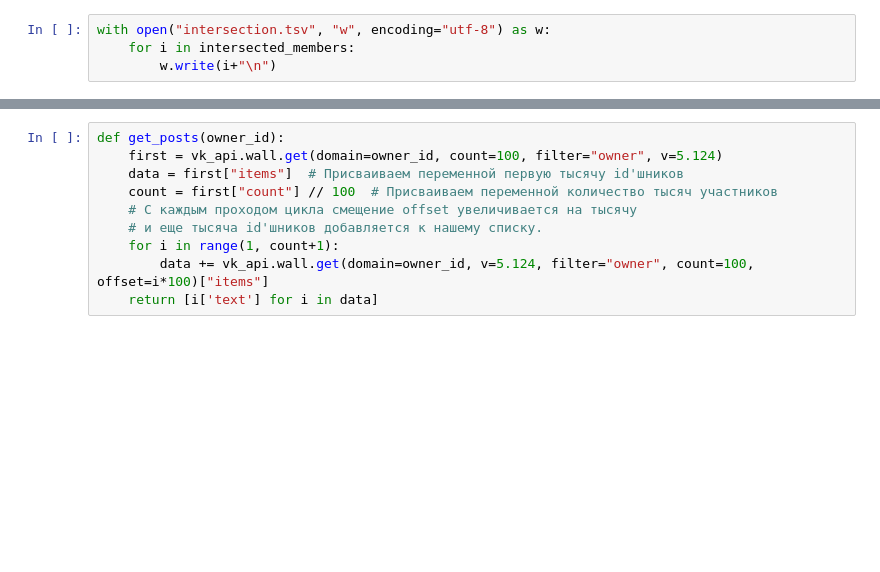
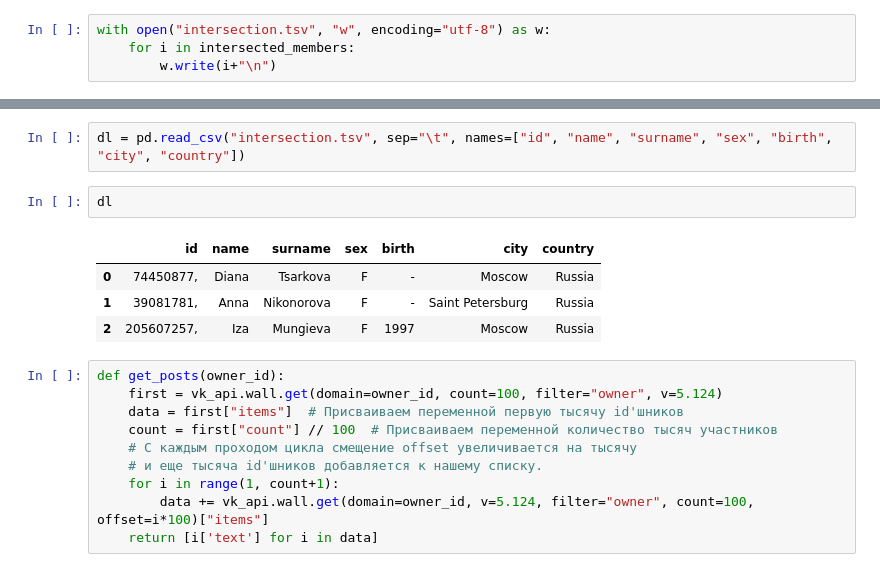
Before and after one commit to Annettaaan/anna_pro, a Jupyter notebook: AnnaDZ.ipynb, the cells around one changed output, grey strips where cells are left out. Drawn from its saved outputs; the diff is of its cells as text; blank space fills up the shorter version.

```diff
--- a/AnnaDZ.ipynb
+++ b/AnnaDZ.ipynb
@@ -187,3 +187,12 @@ print (intersected_members)
+# %%
+dl = pd.read_csv("intersection.tsv", sep="\t", names=["id", "name", "surname", "sex", "birth", "city", "country"])
+# %%
+dl
+# %% [output]
+|  | id | name | surname | sex | birth | city | country |
+| 0 | 74450877, | Diana | Tsarkova | F | - | Moscow | Russia |
+| 1 | 39081781, | Anna | Nikonorova | F | - | Saint Petersburg | Russia |
+| 2 | 205607257, | Iza | Mungieva | F | 1997 | Moscow | Russia |
 # %%
 def get_posts(owner_id):
     first = vk_api.wall.get(domain=owner_id, count=100, filter="owner", v=5.124)
```
Also changed, not shown: parts of 7 cells of this notebook, 6 other files.
